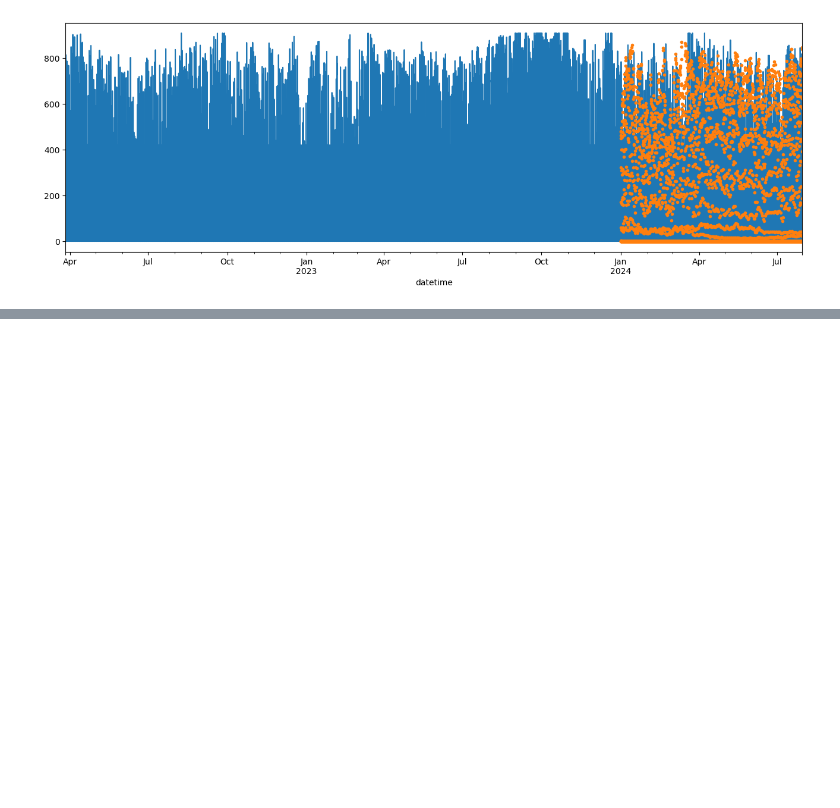
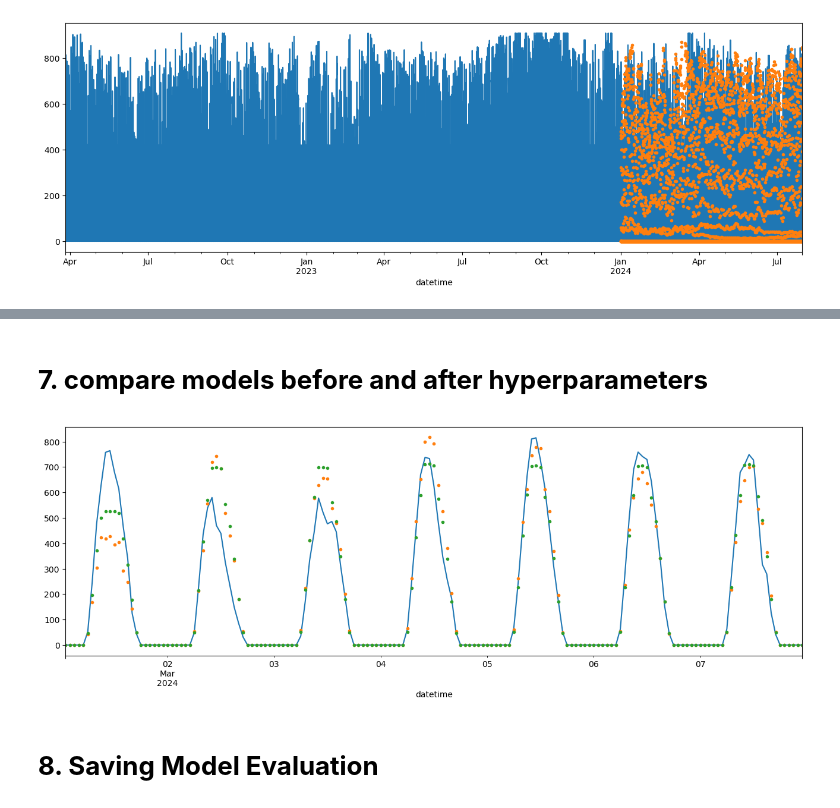
Before and after one commit to Ruhe54/Forecasting_Irradiance, a Jupyter notebook: RandomForest.ipynb, the cells around one changed output, grey strips where cells are left out. Cells and saved outputs as stored; diff of their text form; code cells hidden in the pictures; blank space fills up the shorter version.

```diff
--- a/RandomForest.ipynb
+++ b/RandomForest.ipynb
@@ -229,2 +208,13 @@ plt.show()
+# %% [markdown]
+# **7. compare models before and after hyperparameters**
+# %%
+ax = last_df.loc[(last_df.index > '03-01-2024') & (last_df.index < '03-08-2024')]['ALLSKY_SFC_SW_DWN'].plot(figsize=(16,5))
+last_df.loc[(last_df.index > '03-01-2024') & (last_df.index < '03-08-2024')]['prediction1'].plot(ax=ax, style='.')
+last_df.loc[(last_df.index > '03-01-2024') & (last_df.index < '03-08-2024')]['prediction_beyes'].plot(ax=ax, style='.')
+plt.show()
+# %% [output]
+[figure, added]
+# %% [markdown]
+# **8. Saving Model Evaluation**
 # %%
 evaluation = pd.DataFrame ({
```
Also changed, not shown: parts of 21 cells of this notebook, 2 other files.
